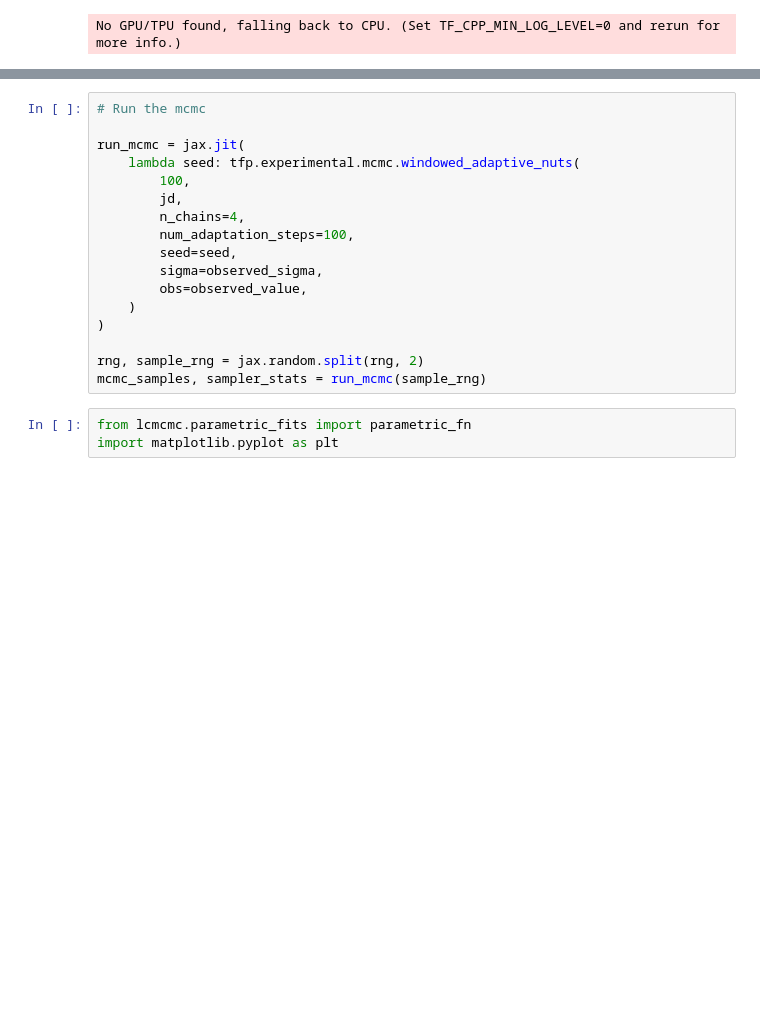
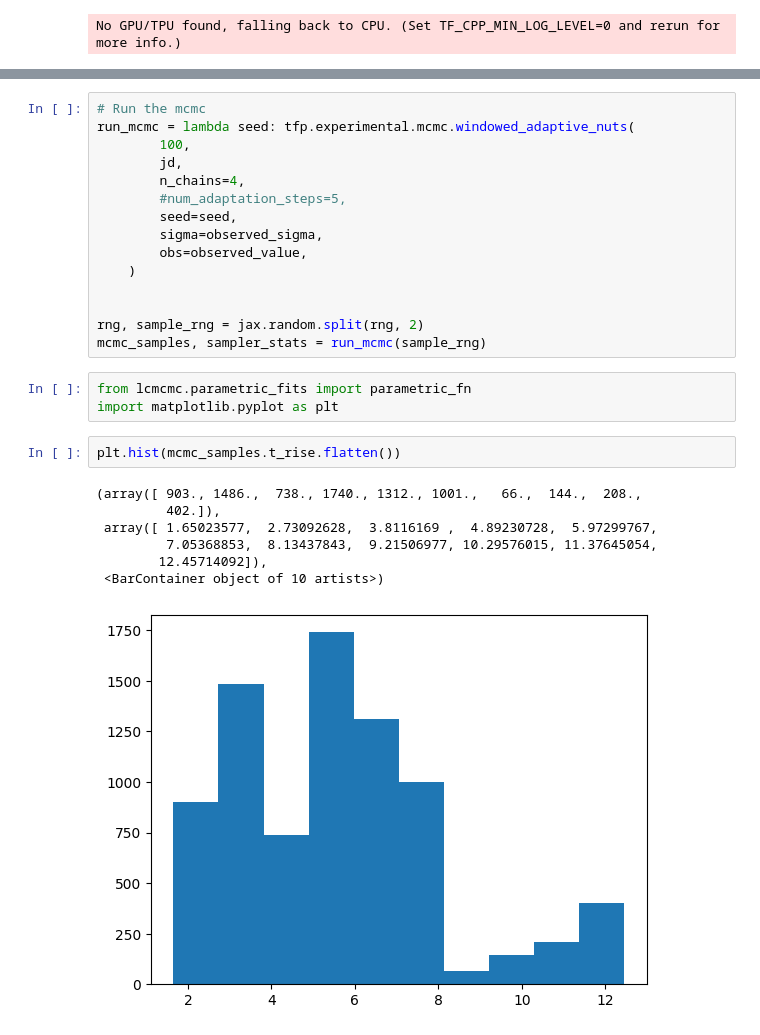
Before and after one commit to b-biswas/ltcurveMCMC, a Jupyter notebook: notebooks/perfect_sims.ipynb, the cells around one changed output, grey strips where cells are left out. Saved outputs shown, nothing was run; the diff lists cells and outputs as text; blank space fills up the shorter version.

```diff
--- a/notebooks/perfect_sims.ipynb
+++ b/notebooks/perfect_sims.ipynb
@@ -42,20 +88,28 @@ jd = jd_model(index, x_range)
 # %%
 # Run the mcmc
-
-run_mcmc = jax.jit(
-    lambda seed: tfp.experimental.mcmc.windowed_adaptive_nuts(
+run_mcmc = lambda seed: tfp.experimental.mcmc.windowed_adaptive_nuts(
         100,
         jd,
         n_chains=4,
-        num_adaptation_steps=100,
+        #num_adaptation_steps=5,
         seed=seed,
         sigma=observed_sigma,
         obs=observed_value,
     )
-)
+
 
 rng, sample_rng = jax.random.split(rng, 2)
 mcmc_samples, sampler_stats = run_mcmc(sample_rng)
 # %%
 from lcmcmc.parametric_fits import parametric_fn
 import matplotlib.pyplot as plt
+# %%
+plt.hist(mcmc_samples.t_rise.flatten())
+# %% [output]
+(array([ 903., 1486.,  738., 1740., 1312., 1001.,   66.,  144.,  208.,
+         402.]),
+ array([ 1.65023577,  2.73092628,  3.8116169 ,  4.89230728,  5.97299767,
+         7.05368853,  8.13437843,  9.21506977, 10.29576015, 11.37645054,
+        12.45714092]),
+ <BarContainer object of 10 artists>)
+[figure, added]
```
Also changed, not shown: parts of 9 cells of this notebook, 1 other file.
